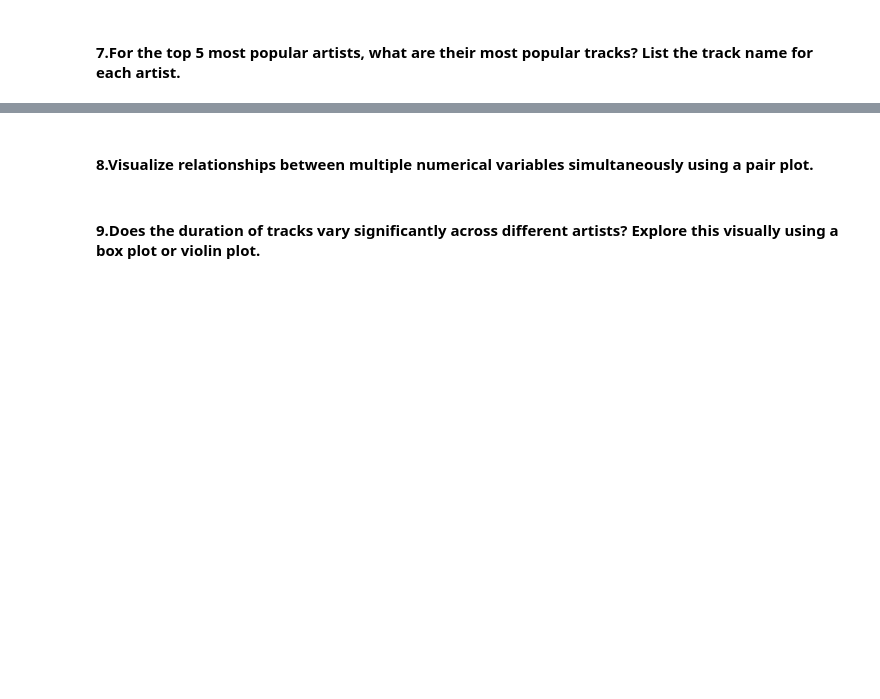
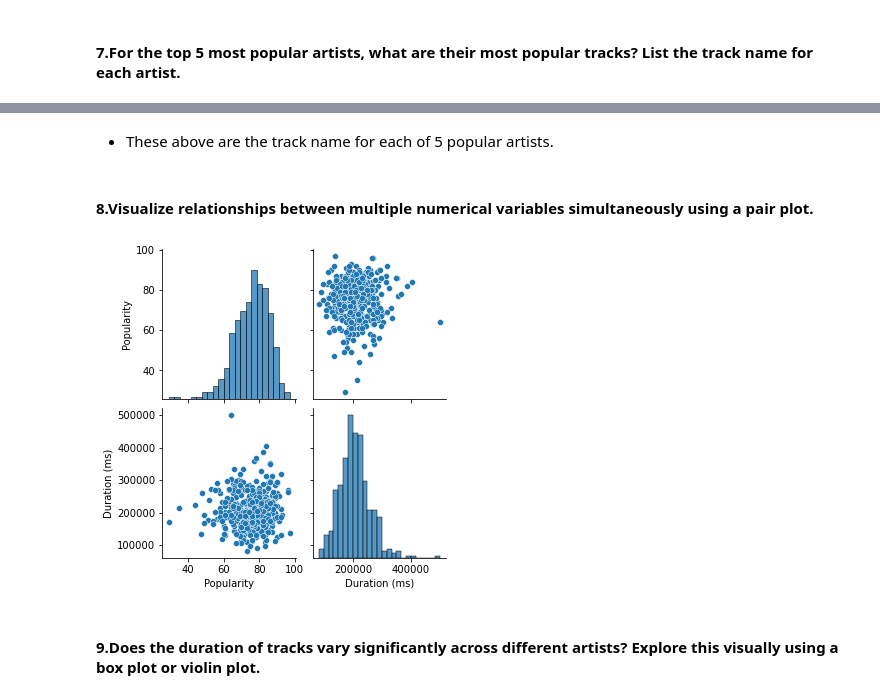
Before and after one commit to Noorain-Raza-coder/EDA-AmazonSales-Spotify, a Jupyter notebook: SpotifyDataAnalysis.ipynb, the cells around one changed output, grey strips where cells are left out. Cells and saved outputs as stored; diff of their text form; code cells hidden in the pictures; blank space fills up the shorter version.

```diff
--- a/SpotifyDataAnalysis.ipynb
+++ b/SpotifyDataAnalysis.ipynb
@@ -44,4 +207,12 @@ exploration.
+# %% [markdown]
+- These above are the track name for each of 5 popular artists.
 # %% [markdown]
 #### 8.Visualize relationships between multiple numerical variables simultaneously using a pair plot.
+# %%
+pairdf = df[['Popularity','Duration (ms)']]
+sns.pairplot(pairdf ,)
+plt.show()
+# %% [output]
+[figure, added]
 # %% [markdown]
 #### 9.Does the duration of tracks vary significantly across different artists? Explore this visually using a box plot or violin plot.
```
Also changed, not shown: parts of 24 cells of this notebook.
